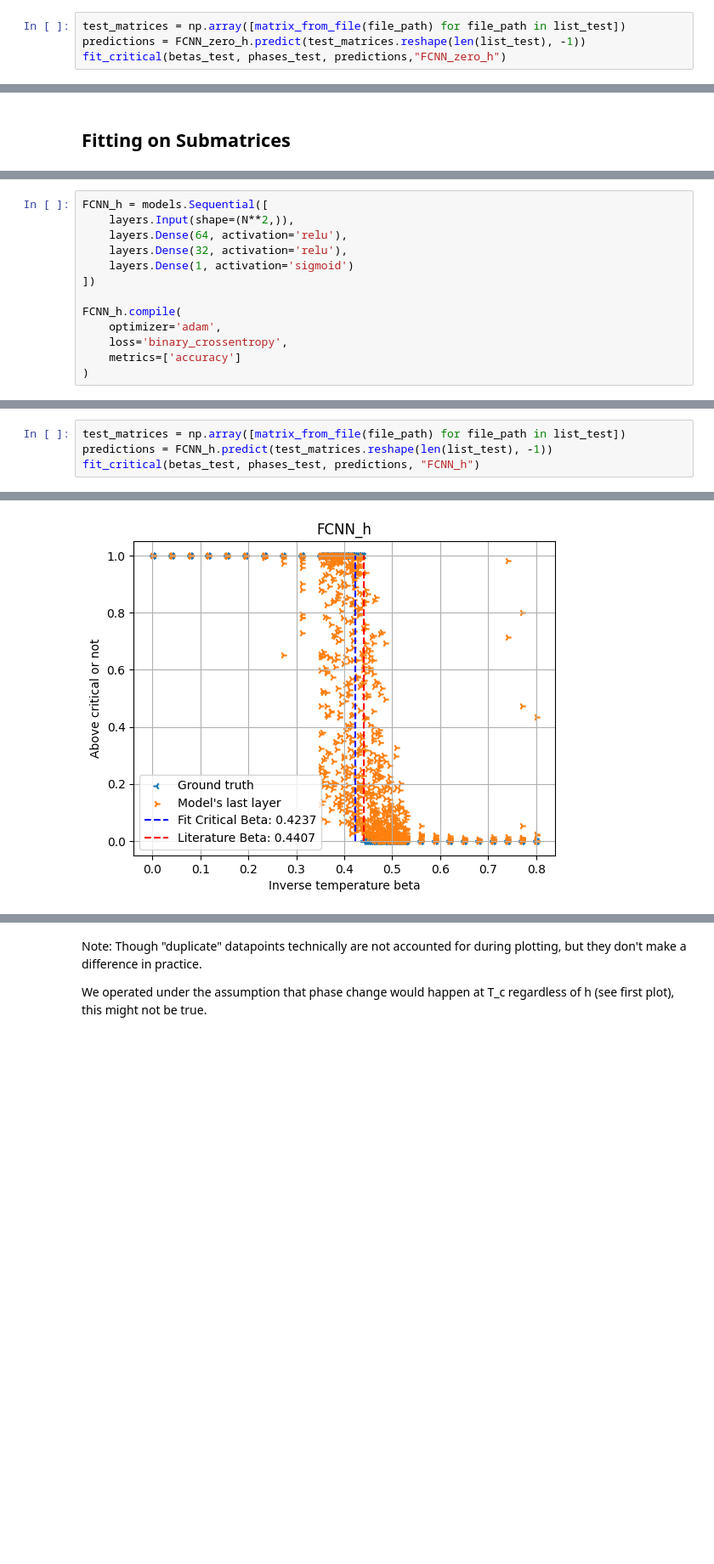
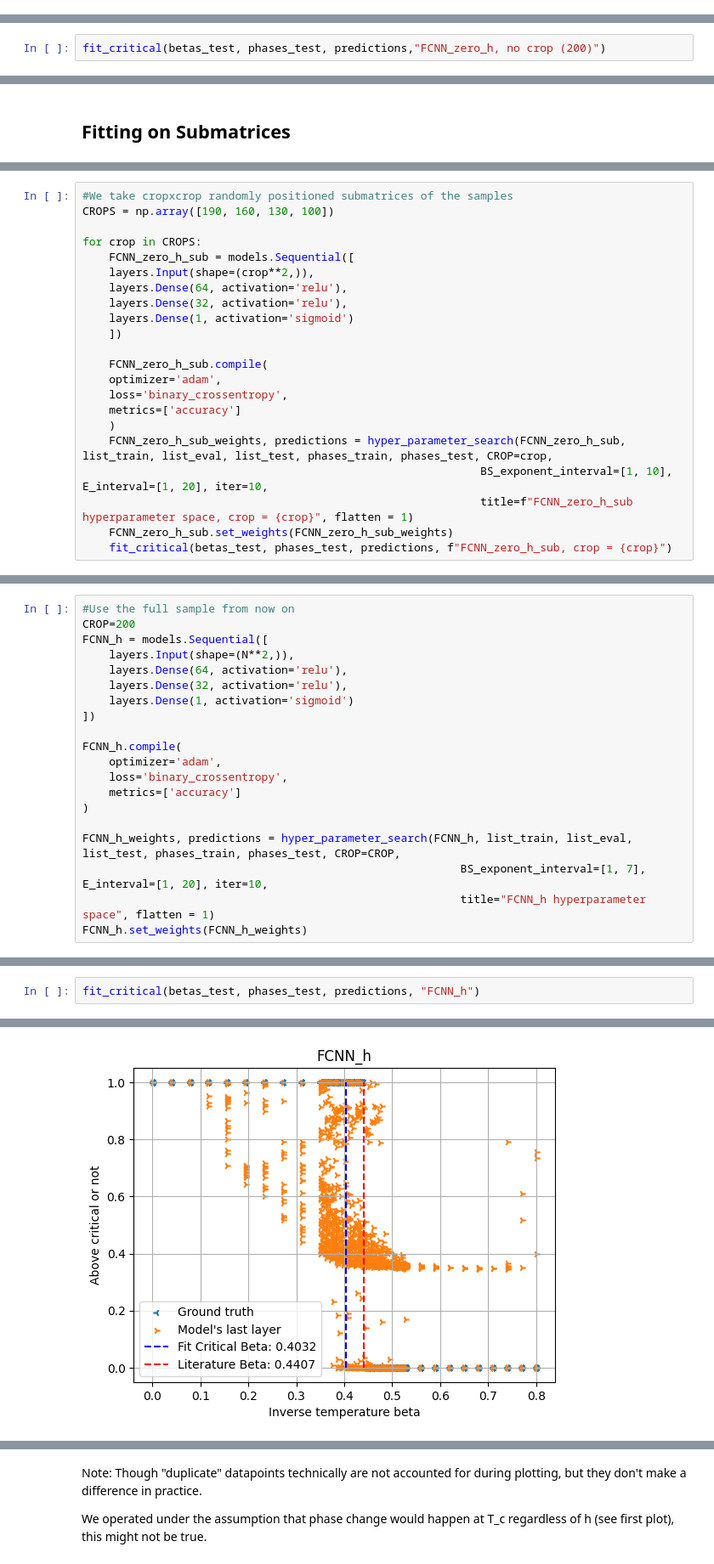
Before and after one commit to ZalanBoss/Ising-BME, a Jupyter notebook: Ising FCN.ipynb, the cells around one changed output, grey strips where cells are left out. Shown at 85% size. Drawn from its saved outputs; the diff is of its cells as text; blank space fills up the shorter version.

```diff
--- a/Ising FCN.ipynb
+++ b/Ising FCN.ipynb
@@ -199,7 +295,3 @@ def fit_critical(betas_test, phases_test, predictions, title):
     plt.grid(True)
     plt.legend()
     plt.show()
-# %%
-test_matrices = np.array([matrix_from_file(file_path) for file_path in list_test])
-predictions = FCNN_zero_h.predict(test_matrices.reshape(len(list_test), -1))
-fit_critical(betas_test, phases_test, predictions,"FCNN_zero_h")
@@ -208,0 +298,2 @@ fit_critical(betas_test, phases_test, predictions,"FCNN_zero_h")
+# %%
+fit_critical(betas_test, phases_test, predictions,"FCNN_zero_h, no crop (200)")
@@ -354,0 +307,22 @@ In previous versions of this discussion we came to the conclusion that the subma
+# %%
+#We take cropxcrop randomly positioned submatrices of the samples
+CROPS = np.array([190, 160, 130, 100])
+
+for crop in CROPS:
+    FCNN_zero_h_sub = models.Sequential([
+    layers.Input(shape=(crop**2,)),
+    layers.Dense(64, activation='relu'),
+    layers.Dense(32, activation='relu'),
+    layers.Dense(1, activation='sigmoid')
+    ])
+
+    FCNN_zero_h_sub.compile(
+    optimizer='adam',
+    loss='binary_crossentropy',
+    metrics=['accuracy']
+    )
+    FCNN_zero_h_sub_weights, predictions = hyper_parameter_search(FCNN_zero_h_sub, list_train, list_eval, list_test, phases_train, phases_test, CROP=crop,
+                                                            BS_exponent_interval=[1, 10], E_interval=[1, 20], iter=10,
+                                                            title=f"FCNN_zero_h_sub hyperparameter space, crop = {crop}", flatten = 1)
+    FCNN_zero_h_sub.set_weights(FCNN_zero_h_sub_weights)
+    fit_critical(betas_test, phases_test, predictions, f"FCNN_zero_h_sub, crop = {crop}")
@@ -361,5 +391,7 @@ This dataset is plentiful, but contains many values of h.
  list_test, betas_test, hs_test, phases_test) = load_directory("../2dIsingData/non_zero_h/*.npz")
 # %%
+#Use the full sample from now on
+CROP=200
 FCNN_h = models.Sequential([
     layers.Input(shape=(N**2,)),
     layers.Dense(64, activation='relu'),
@@ -372,3 +404,8 @@ FCNN_h.compile(
     loss='binary_crossentropy',
     metrics=['accuracy']
 )
+
+FCNN_h_weights, predictions = hyper_parameter_search(FCNN_h, list_train, list_eval, list_test, phases_train, phases_test, CROP=CROP,
+                                                         BS_exponent_interval=[1, 7], E_interval=[1, 20], iter=10,
+                                                         title="FCNN_h hyperparameter space", flatten = 1)
+FCNN_h.set_weights(FCNN_h_weights)
@@ -392,5 +425,3 @@ Average Loss: 0.5051 - Average Accuracy: 0.8249
 # %%
-test_matrices = np.array([matrix_from_file(file_path) for file_path in list_test])
-predictions = FCNN_h.predict(test_matrices.reshape(len(list_test), -1))
 fit_critical(betas_test, phases_test, predictions, "FCNN_h")
 # %% [output]
@@ -398 +428 @@ fit_critical(betas_test, phases_test, predictions, "FCNN_h")
-[figure, old version]
+[figure, new version]
```
Also changed, not shown: parts of 32 cells of this notebook.
